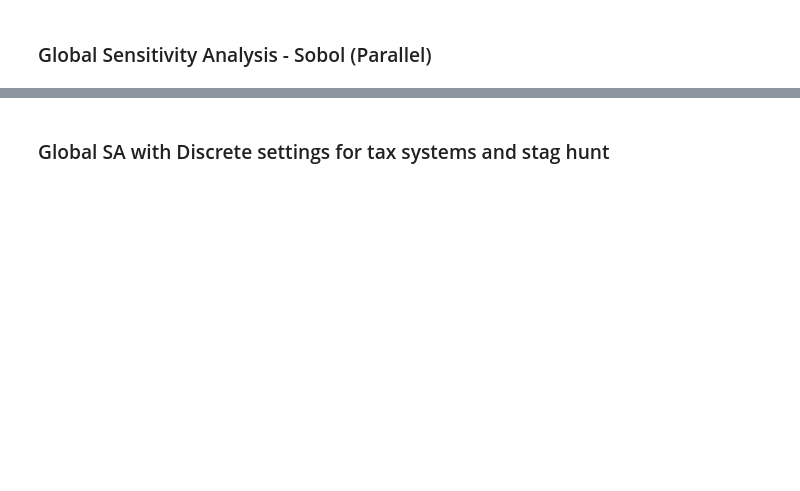
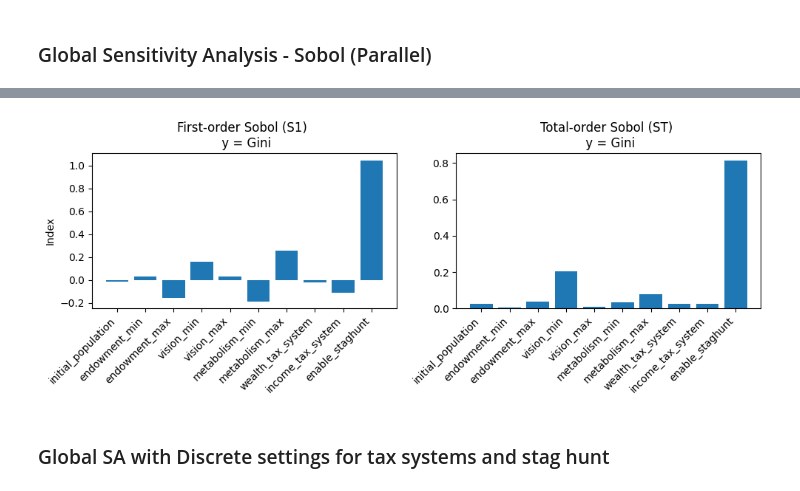
Before and after one commit to imaanb/ABM, a Jupyter notebook: global_sa.ipynb, the cells around one changed output, grey strips where cells are left out. Saved outputs shown, nothing was run; the diff lists cells and outputs as text; code cells hidden in the pictures; blank space fills up the shorter version.

```diff
--- a/global_sa.ipynb
+++ b/global_sa.ipynb
@@ -186,7 +363,7 @@ second_order = True  # or: "True"Oh
 
 # --- 3) Sobol GSA ---
 replicates = 2
-max_steps = 100
+max_steps = 10
 distinct_SA = 2
 # %%
 
@@ -257,34 +450,36 @@ with open("sobol_gsa_results.pkl", "rb") as f:
 df = pd.DataFrame(records)
 Y  = df[str(measure)].values
 
 # 8) Perform Sobol analysis
-Si = sobol.analyze(
+Si = sobol_analyze.analyze(
     problem,
     Y,
     calc_second_order=second_order,
     print_to_console=False
 )
 
 fig, axes = plt.subplots(1, 2, figsize=(10,4), tight_layout=True)
 
 # First‐order
 axes[0].bar(problem["names"], Si["S1"])
 axes[0].set_title(f"First‐order Sobol (S1) \n y = {measure}")
 axes[0].set_ylabel("Index")
 # rotate labels
 axes[0].tick_params(axis="x", labelrotation=45)
 # right‐align tick labels
 for lbl in axes[0].get_xticklabels():
     lbl.set_ha("right")
 
 # Total‐order
 axes[1].bar(problem["names"], Si["ST"])
 axes[1].set_title(f"Total‐order Sobol (ST) \n y = {measure}")
 axes[1].tick_params(axis="x", labelrotation=45)
 for lbl in axes[1].get_xticklabels():
     lbl.set_ha("right")
 
 plt.show()
+# %% [output]
+[figure, added]
 # %% [markdown]
 ### Global SA with Discrete settings for tax systems and stag hunt
 # %%
```
Also changed, not shown: parts of 12 cells of this notebook, 1 other file.
